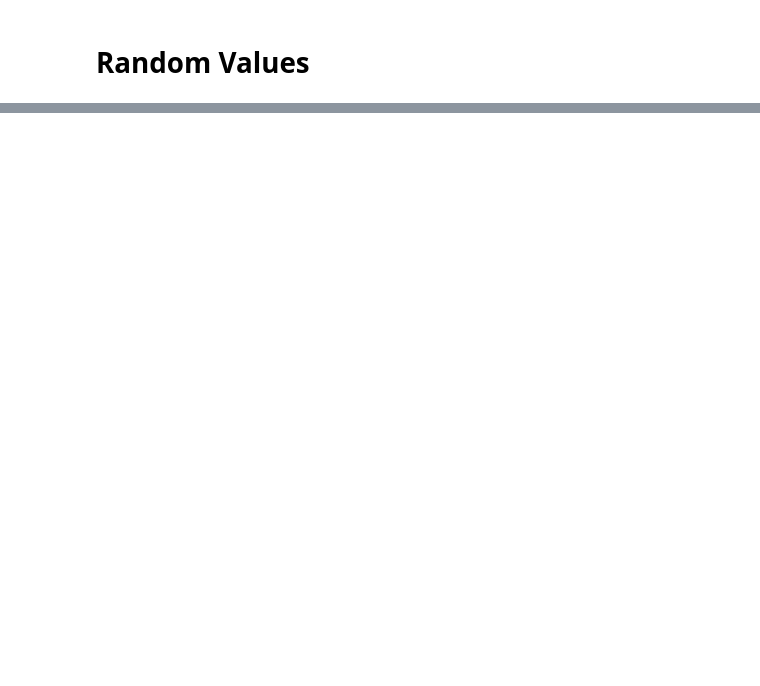
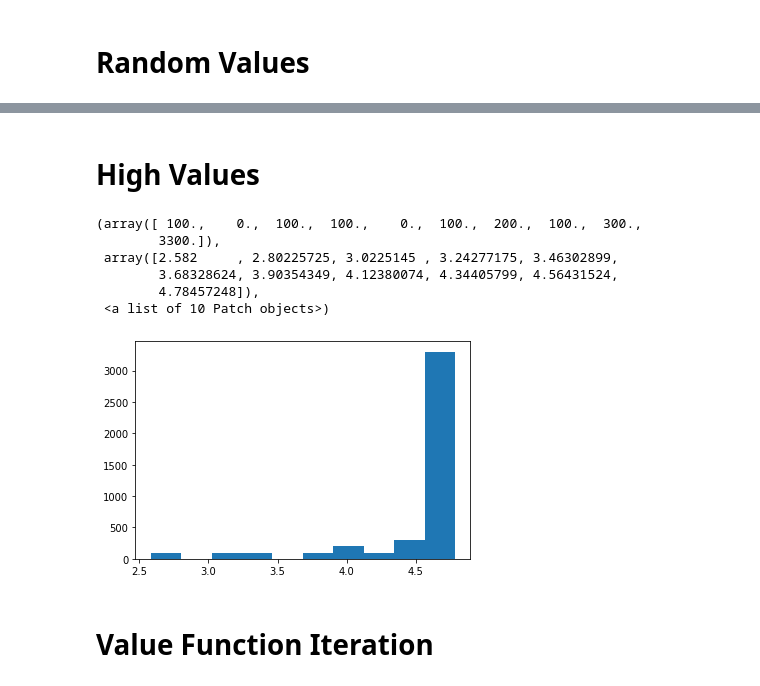
Before and after one commit to JakartaLaw/speciale, a Jupyter notebook: src/Model 1 - Value Function Iteration.ipynb, the cells around one changed output, grey strips where cells are left out. Drawn from its saved outputs; the diff is of its cells as text; code cells hidden in the pictures; blank space fills up the shorter version.

```diff
--- a/src/Model 1 - Value Function Iteration.ipynb
+++ b/src/Model 1 - Value Function Iteration.ipynb
@@ -270,0 +307,7 @@ for i in range(100):
+# %%
+dfs = list()
+for ix, values in enumerate(states_history):
+    df = pd.DataFrame(values)
+    df.columns = ['Q', 'G', 'K', 'Z']
+    df['episode'] = ix
+    dfs.append(df)
@@ -270,0 +334,48 @@ for i in range(100):
+# %% [markdown]
+# High Values
+# %%
+states_history = list()
+rewards_history = list()
+actions_history = list()
+
+env.reset()
+
+for i in range(100):
+
+    env.reset()
+    states, actions = list(), list()
+
+    done = False
+    G = 0.0
+
+    while not done:
+        action = 37.0
+        _states, reward, done, _info = env.step(action)
+
+        #print(_states, _info)
+        G += reward
+        states.append(_states)
+        actions.append(action)
+
+    states_history.append(states)
+    rewards_history.append(G)
+    actions_history.append(action)
+# %%
+dfs = list()
+for ix, values in enumerate(states_history):
+    df = pd.DataFrame(values)
+    df.columns = ['Q', 'G', 'K', 'Z']
+    df['episode'] = ix
+    dfs.append(df)
+# %%
+plt.hist(pd.concat(dfs)['G'])
+# %% [output]
+(array([ 100.,    0.,  100.,  100.,    0.,  100.,  200.,  100.,  300.,
+        3300.]),
+ array([2.582     , 2.80225725, 3.0225145 , 3.24277175, 3.46302899,
+        3.68328624, 3.90354349, 4.12380074, 4.34405799, 4.56431524,
+        4.78457248]),
+ <a list of 10 Patch objects>)
+[figure, added]
+# %% [markdown]
+# Value Function Iteration
```
Also changed, not shown: parts of 59 cells of this notebook, 6 other files.
